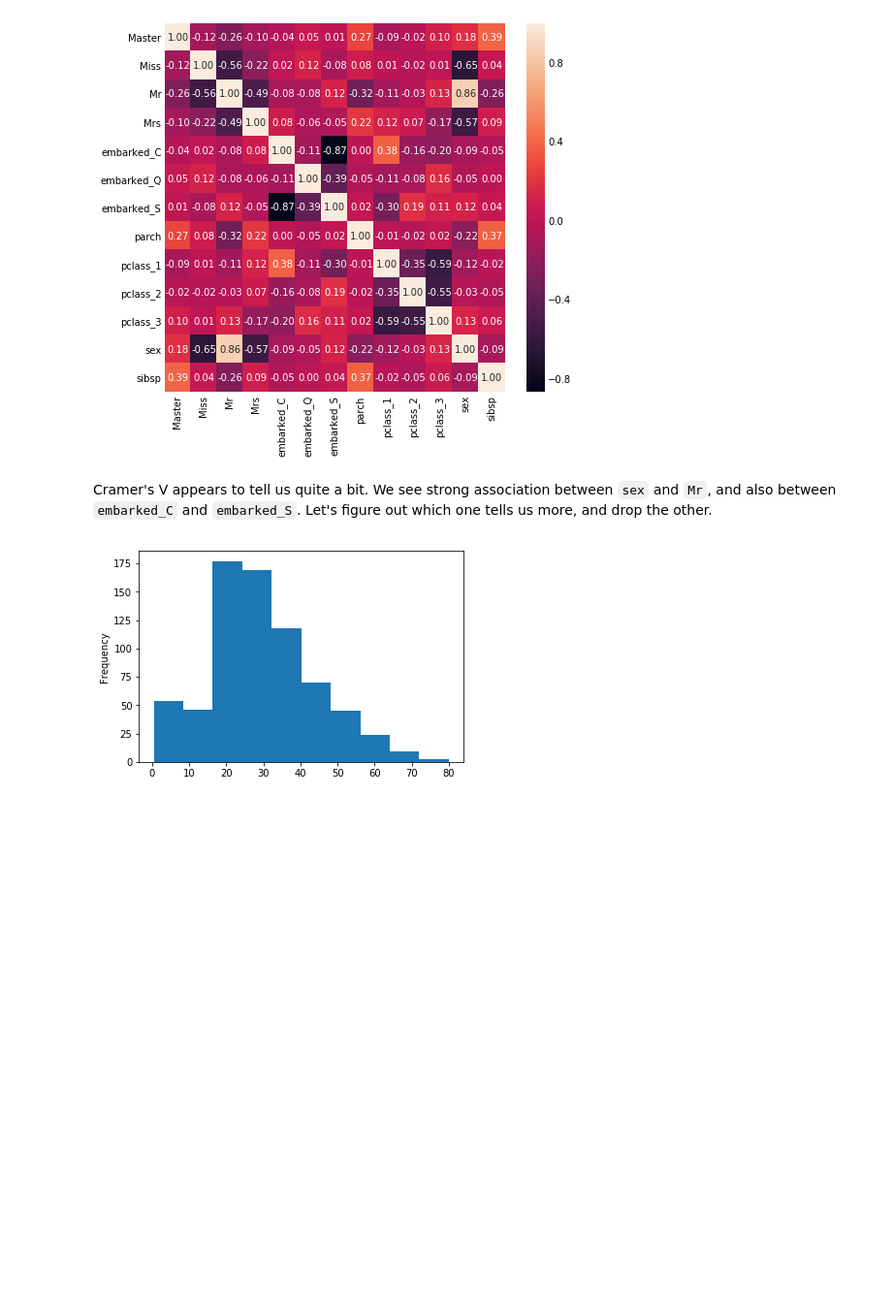
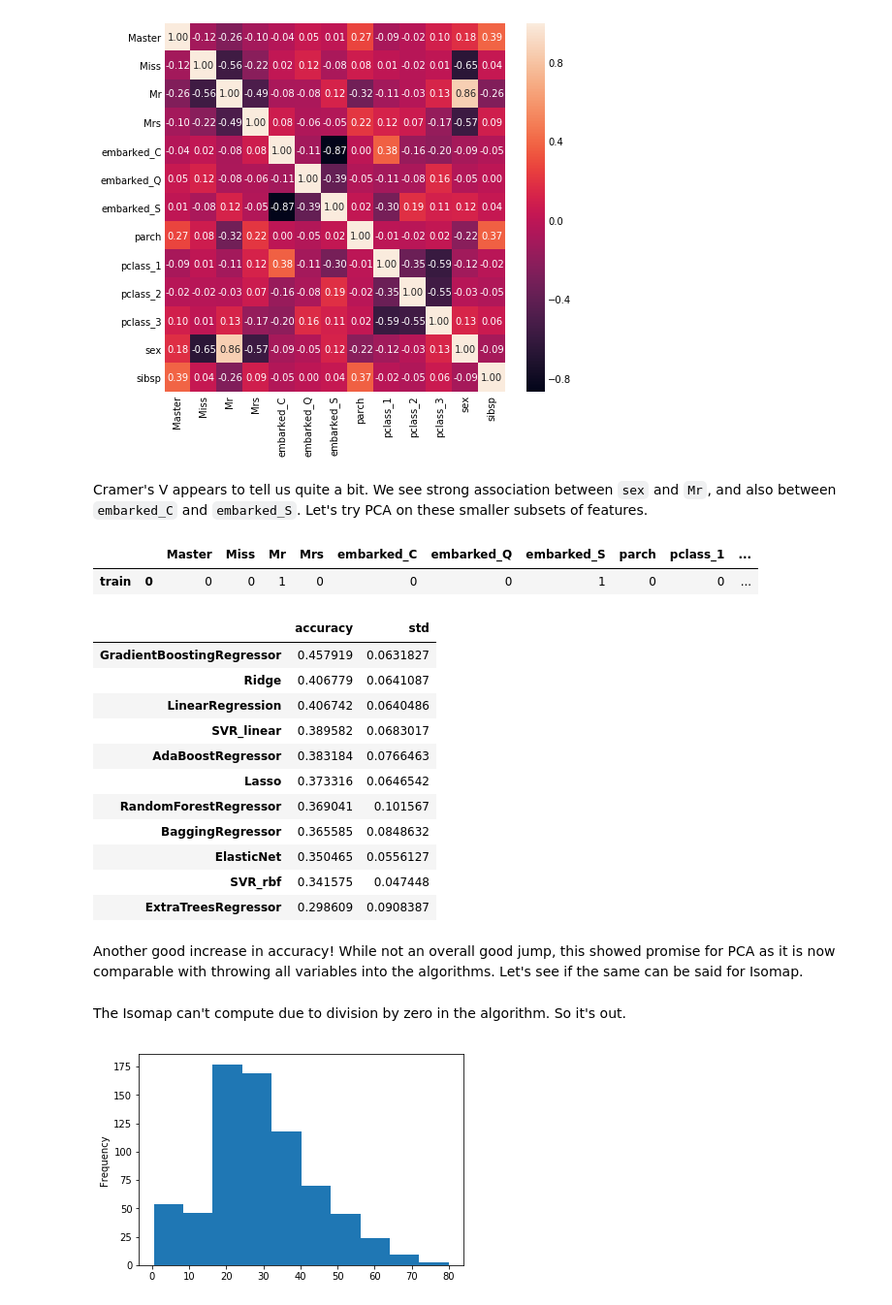
Before and after one commit to it176131/Titanic, a Jupyter notebook: Titanic.ipynb, the cells around one changed output. Shown at 97% size. Saved outputs shown, nothing was run; the diff lists cells and outputs as text; code cells hidden in the pictures; blank space fills up the shorter version.

```diff
--- a/Titanic.ipynb
+++ b/Titanic.ipynb
@@ -1479,4 +1531,9 @@ associations(age_X_cramer, figsize = (7,7))
 # %% [output]
 [figure]
 # %% [markdown]
-Cramer's V appears to tell us quite a bit. We see strong association between `sex` and `Mr`, and also between `embarked_C` and `embarked_S`. Let's figure out which one tells us more, and drop the other.
+Cramer's V appears to tell us quite a bit. We see strong association between `sex` and `Mr`, and also between `embarked_C` and `embarked_S`. Let's try PCA on these smaller subsets of features.
+# %%
+age_X.head(1)
+# %% [output]
+|  |  | Master | Miss | Mr | Mrs | embarked_C | embarked_Q | embarked_S | parch | pclass_1 | ... |
+| train | 0 | 0 | 0 | 1 | 0 | 0 | 0 | 1 | 0 | 0 | ... |
@@ -1482,0 +1584,26 @@ Cramer's V appears to tell us quite a bit. We see strong association between `se
+# %%
+for k,v in regressors.items():
+    kfold = model_selection.KFold(n_splits=10)
+    results = model_selection.cross_val_score(v, scaled_age_X, age_y, cv = kfold)
+    regressor_df.loc[k, 'accuracy'] = results.mean()
+    regressor_df.loc[k, 'std'] = results.std()
+
+regressor_df.sort_values([
+    'accuracy',
+    'std'
+], ascending = False)
+# %% [output]
+|  | accuracy | std |
+| GradientBoostingRegressor | 0.457919 | 0.0631827 |
+| Ridge | 0.406779 | 0.0641087 |
+| LinearRegression | 0.406742 | 0.0640486 |
+| SVR_linear | 0.389582 | 0.0683017 |
+| AdaBoostRegressor | 0.383184 | 0.0766463 |
+| Lasso | 0.373316 | 0.0646542 |
+| RandomForestRegressor | 0.369041 | 0.101567 |
+| BaggingRegressor | 0.365585 | 0.0848632 |
+| ElasticNet | 0.350465 | 0.0556127 |
+| SVR_rbf | 0.341575 | 0.047448 |
+| ExtraTreesRegressor | 0.298609 | 0.0908387 |
+# %% [markdown]
+Another good increase in accuracy! While not an overall good jump, this showed promise for PCA as it is now comparable with throwing all variables into the algorithms. Let's see if the same can be said for Isomap.
@@ -1483,3 +1654,5 @@ Cramer's V appears to tell us quite a bit. We see strong association between `se
+# %% [markdown]
+The Isomap can't compute due to division by zero in the algorithm. So it's out.
 # %%
 age_X = train.loc[train.age.isnull(), [
     'fare',
```
Also changed, not shown: parts of 35 cells of this notebook.
